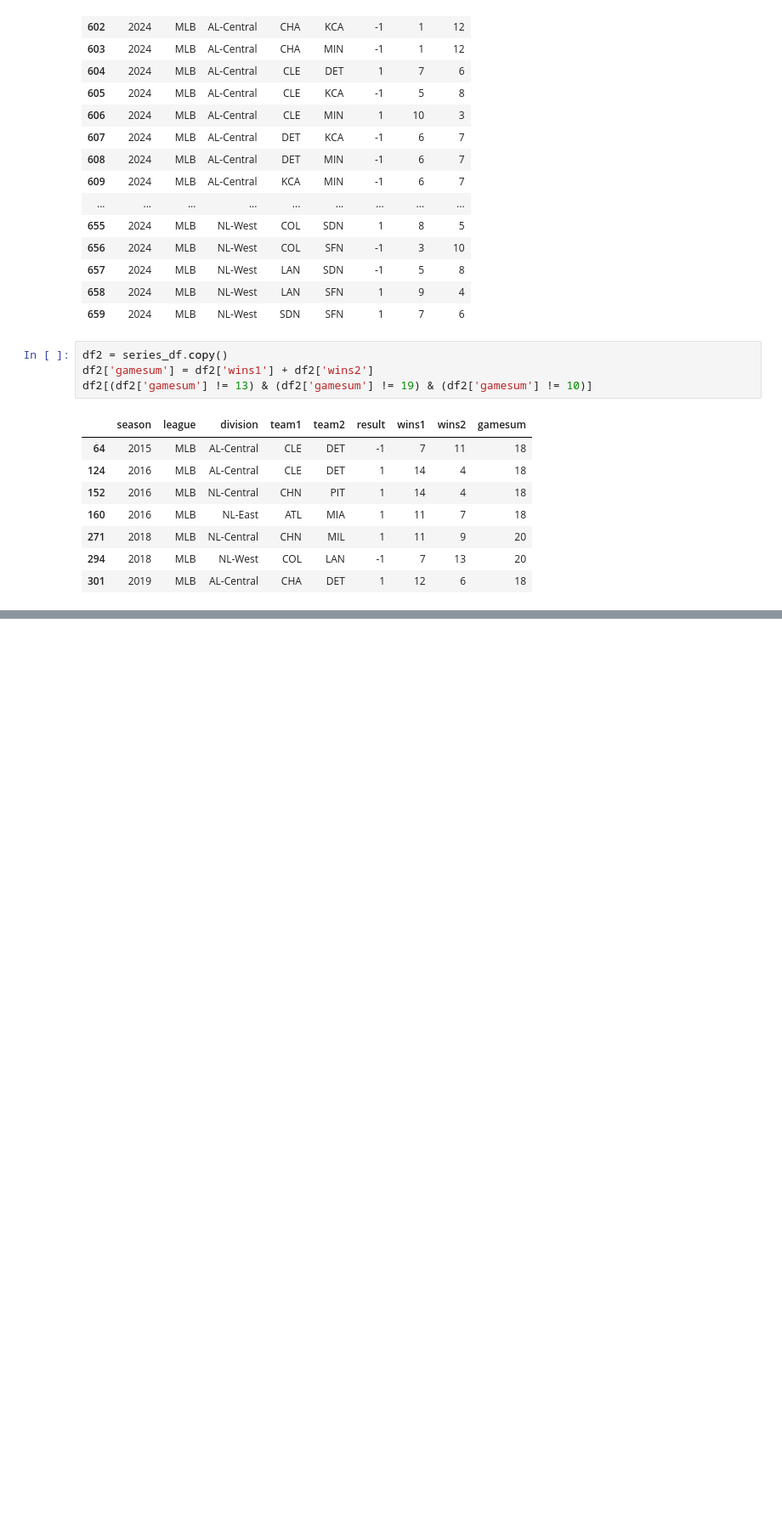
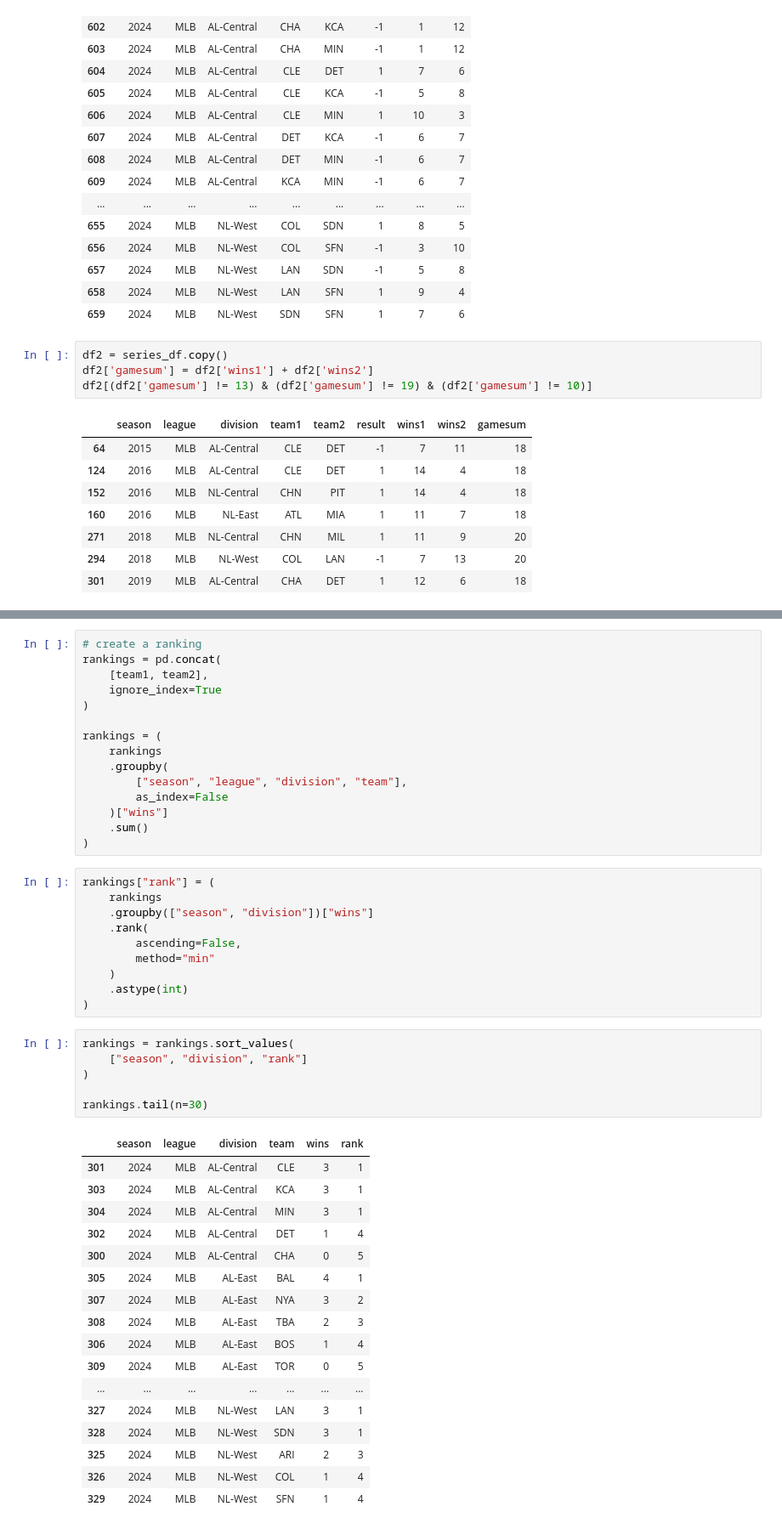
Before and after one commit to MDKattner/IML-Predictablity-In-Sports, a Jupyter notebook: datascripts/data_parsing.ipynb, the cells around one changed output, grey strips where cells are left out. Shown at 85% size. Saved outputs shown, nothing was run; the diff lists cells and outputs as text; blank space fills up the shorter version.

```diff
--- a/datascripts/data_parsing.ipynb
+++ b/datascripts/data_parsing.ipynb
@@ -200,0 +227,49 @@ df2[(df2['gamesum'] != 13) & (df2['gamesum'] != 19) & (df2['gamesum'] != 10)]
+# %%
+# create a ranking
+rankings = pd.concat(
+    [team1, team2],
+    ignore_index=True
+)
+
+rankings = (
+    rankings
+    .groupby(
+        ["season", "league", "division", "team"],
+        as_index=False
+    )["wins"]
+    .sum()
+)
+# %%
+rankings["rank"] = (
+    rankings
+    .groupby(["season", "division"])["wins"]
+    .rank(
+        ascending=False,
+        method="min"
+    )
+    .astype(int)
+)
+# %%
+rankings = rankings.sort_values(
+    ["season", "division", "rank"]
+)
+
+rankings.tail(n=30)
+# %% [output]
+|  | season | league | division | team | wins | rank |
+| 301 | 2024 | MLB | AL-Central | CLE | 3 | 1 |
+| 303 | 2024 | MLB | AL-Central | KCA | 3 | 1 |
+| 304 | 2024 | MLB | AL-Central | MIN | 3 | 1 |
+| 302 | 2024 | MLB | AL-Central | DET | 1 | 4 |
+| 300 | 2024 | MLB | AL-Central | CHA | 0 | 5 |
+| 305 | 2024 | MLB | AL-East | BAL | 4 | 1 |
+| 307 | 2024 | MLB | AL-East | NYA | 3 | 2 |
+| 308 | 2024 | MLB | AL-East | TBA | 2 | 3 |
+| 306 | 2024 | MLB | AL-East | BOS | 1 | 4 |
+| 309 | 2024 | MLB | AL-East | TOR | 0 | 5 |
+| ... | ... | ... | ... | ... | ... | ... |
+| 327 | 2024 | MLB | NL-West | LAN | 3 | 1 |
+| 328 | 2024 | MLB | NL-West | SDN | 3 | 1 |
+| 325 | 2024 | MLB | NL-West | ARI | 2 | 3 |
+| 326 | 2024 | MLB | NL-West | COL | 1 | 4 |
+| 329 | 2024 | MLB | NL-West | SFN | 1 | 4 |
```
Also changed, not shown: parts of 3 cells of this notebook.
